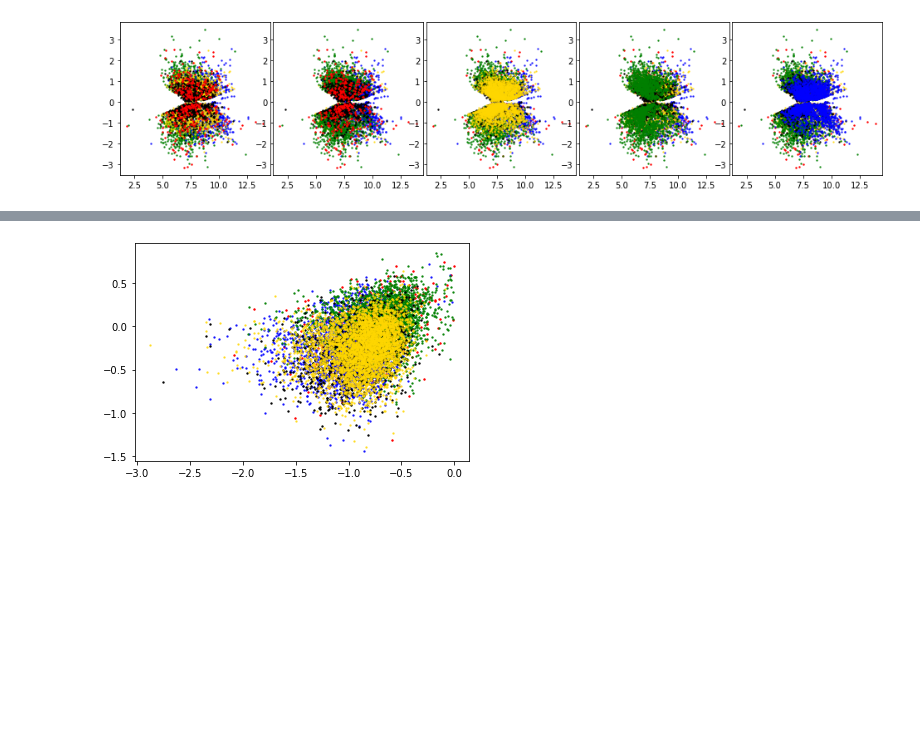
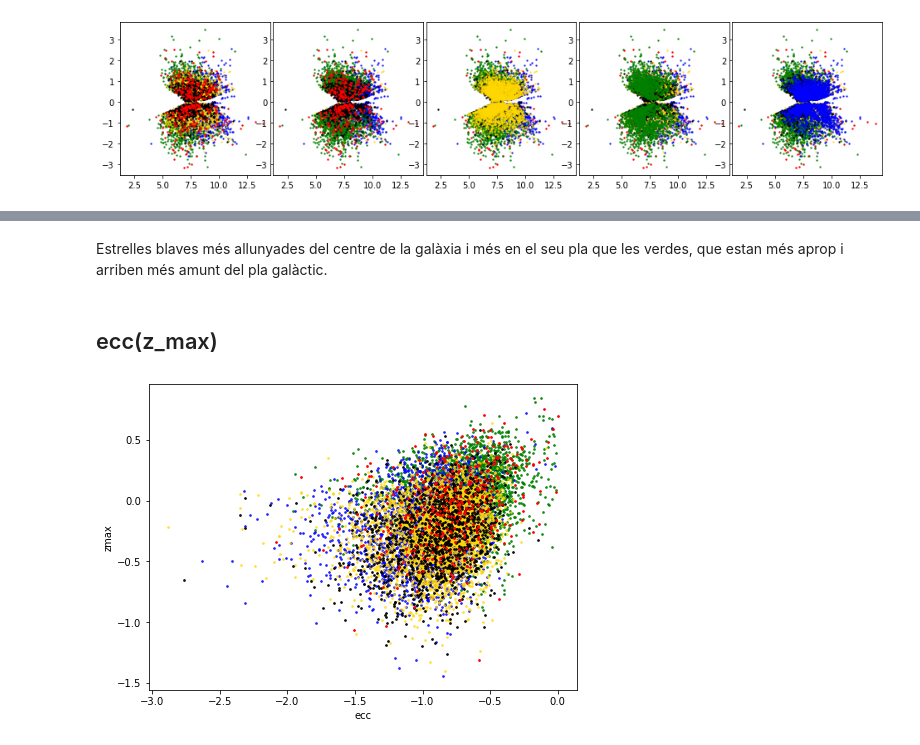
Before and after one commit to aleixcb/tfg_galah, a Jupyter notebook: py/XD aplicat a RC.ipynb, the cells around one changed output, grey strips where cells are left out. Saved outputs shown, nothing was run; the diff lists cells and outputs as text; code cells hidden in the pictures; blank space fills up the shorter version.

```diff
--- a/py/XD aplicat a RC.ipynb
+++ b/py/XD aplicat a RC.ipynb
@@ -331,9 +346,0 @@ El millor és el primer
-# %%
-fig = plt.figure(figsize=(10, 7.5))
-fig.subplots_adjust(left=0.1, right=0.95,
-                    bottom=0.1, top=0.95,
-                    wspace=0.02, hspace=0.02)
-
-for ii in [3,4,2,0,1]:
-    plt.scatter(galah_rc.data["R_Rzphi"][maxprob_per_star==ii], galah_rc.data["z_Rzphi"][maxprob_per_star==ii],
-                color=ck[ii], s=4, alpha=1-clf.alpha[ii])
@@ -343,0 +351,11 @@ for ii in [3,4,2,0,1]:
+# %%
+fig = plt.figure(figsize=(7,5))
+fig.subplots_adjust(left=0.1, right=0.95,
+                    bottom=0.1, top=0.95,
+                    wspace=0.02, hspace=0.02)
+plt.xlabel("R_Rzphi")
+plt.ylabel("z_Rzphi")
+
+for ii in [3,4,2,0,1]:
+    plt.scatter(galah_rc.data["R_Rzphi"][maxprob_per_star==ii], galah_rc.data["z_Rzphi"][maxprob_per_star==ii],
+                color=ck[ii], s=3, alpha=1-clf.alpha[ii])
@@ -344,8 +364,20 @@ for ii in [3,4,2,0,1]:
+# %% [markdown]
+Estrelles blaves més allunyades del centre de la galàxia i més en el seu pla que les verdes, que estan més aprop i arriben més amunt del pla galàctic.
+# %% [markdown]
+## ecc(z_max)
 # %%
-for ii in [1,4,3,0,2]:
+fig = plt.figure(figsize=(7, 5))
+fig.subplots_adjust(left=0.1, right=0.95,
+                    bottom=0.1, top=0.95,
+                    wspace=0.02, hspace=0.02)
+
+plt.xlabel("ecc")
+plt.ylabel("zmax")
+
+for ii in [3,4,2,0,1]:
     plt.scatter(np.log10(galah_rc.data["ecc"][maxprob_per_star==ii]), np.log10(galah_rc.data["zmax"][maxprob_per_star==ii]),
-                color=ck[ii], s=2, alpha=1-clf.alpha[ii])
+                color=ck[ii], s=3, alpha=1-clf.alpha[ii])
     #blau: excentricitats més baixes
     #verd: excentricitats més altes
 # %% [output]
-[figure, old version]
+[figure, new version]
```
Also changed, not shown: parts of 32 cells of this notebook, 1 other file.
